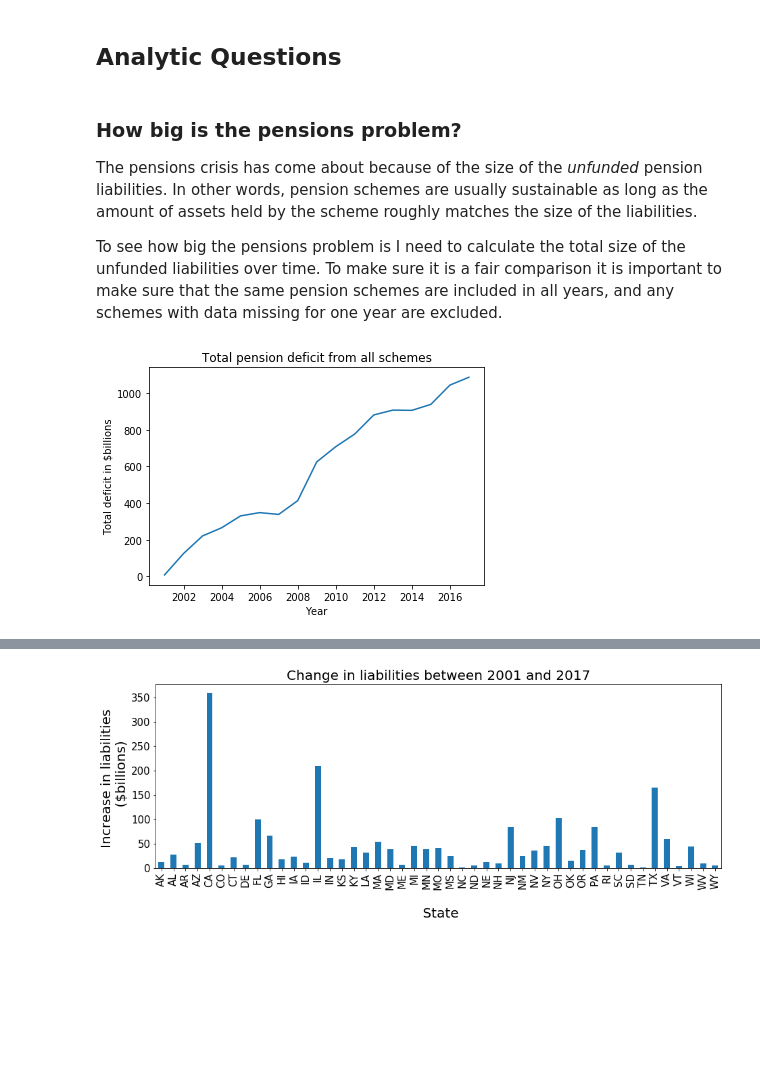
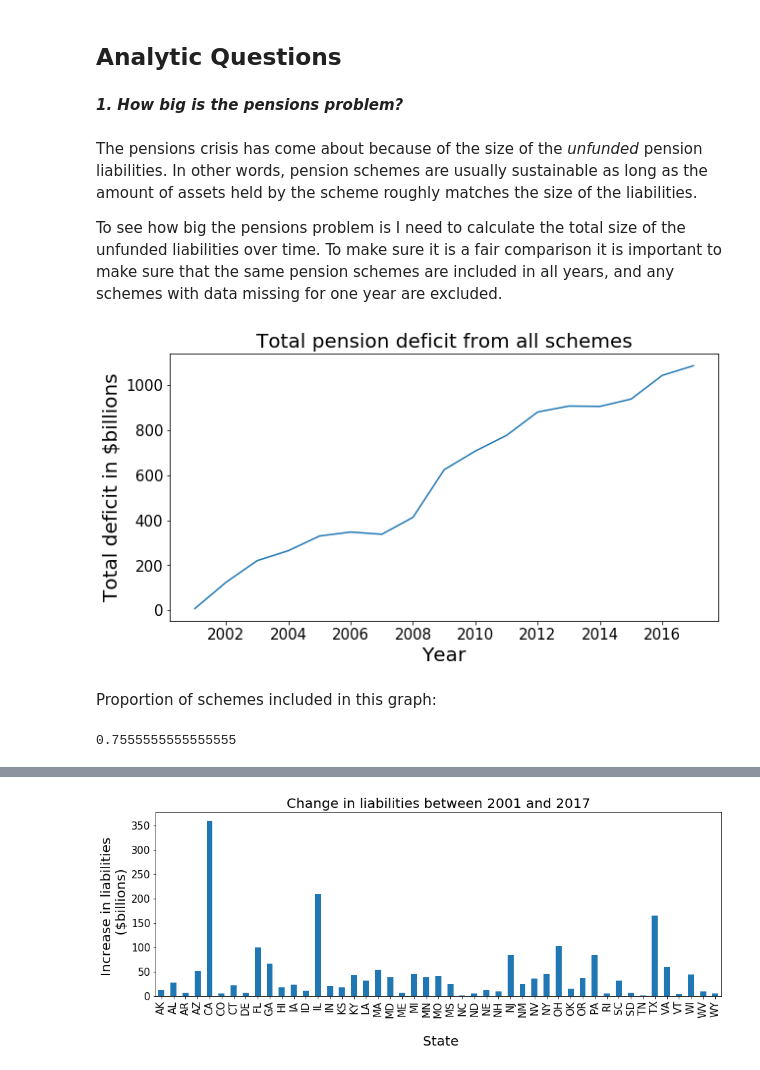
Before and after one commit to SmellsLikeCake/Thinkful-Unit4, a Jupyter notebook: Fundamentals Capstone Report.ipynb, the cells around one changed output, grey strips where cells are left out. Saved outputs shown, nothing was run; the diff lists cells and outputs as text; code cells hidden in the pictures; blank space fills up the shorter version.

```diff
--- a/Fundamentals Capstone Report.ipynb
+++ b/Fundamentals Capstone Report.ipynb
@@ -103,21 +90,30 @@ plt.show()
 # %% [markdown]
 ## Analytic Questions
 # %% [markdown]
-### How big is the pensions problem?
+<i><b>1. How big is the pensions problem?</b></i> <br><br>
 The pensions crisis has come about because of the size of the <i>unfunded</i> pension liabilities. In other words, pension schemes are usually sustainable as long as the amount of assets held by the scheme roughly matches the size of the liabilities.
 
 To see how big the pensions problem is I need to calculate the total size of the unfunded liabilities over time. To make sure it is a fair comparison it is important to make sure that the same pension schemes are included in all years, and any schemes with data missing for one year are excluded.
 # %%
 deficits = pensions.loc[:, ['PlanName', 'fy', 'StateAbbrev', 'UAAL_GASB']]
 deficits_2 = deficits.pivot(index='PlanName', columns='fy', values='UAAL_GASB')
 deficits_2.dropna(inplace=True)
 deficits_2.loc['Total'] = deficits_2.sum()
 deficits_2 = deficits_2.T
 
+plt.figure(figsize=(10, 5))
 plt.plot(deficits_2.Total / 1000000) # Convert to billions (in thousands)
-plt.xlabel("Year")
-plt.ylabel("Total deficit in $billions")
-plt.title("Total pension deficit from all schemes")
+plt.xlabel("Year", fontsize=20)
+plt.ylabel("Total deficit in $billions", fontsize=20)
+plt.title("Total pension deficit from all schemes", fontsize=20)
+plt.xticks(fontsize=15)
+plt.yticks(fontsize=15)
 plt.show()
 # %% [output]
-[figure, old version]
+[figure, new version]
+# %% [markdown]
+Proportion of schemes included in this graph:
+# %%
+(len(deficits_2.columns) - 1) / 180 ## Remove "Total" column from count and divide by original number of schemes
+# %% [output]
+0.7555555555555555
```
Also changed, not shown: parts of 22 cells of this notebook.
